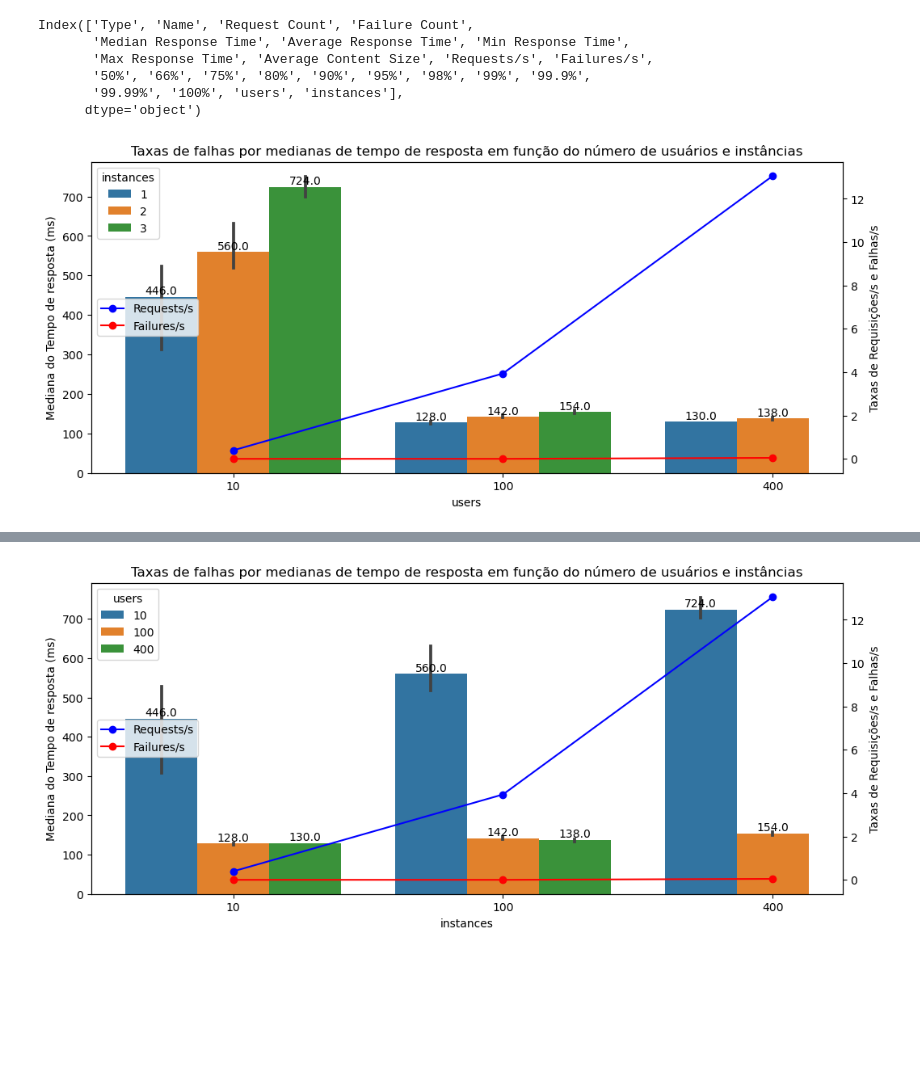
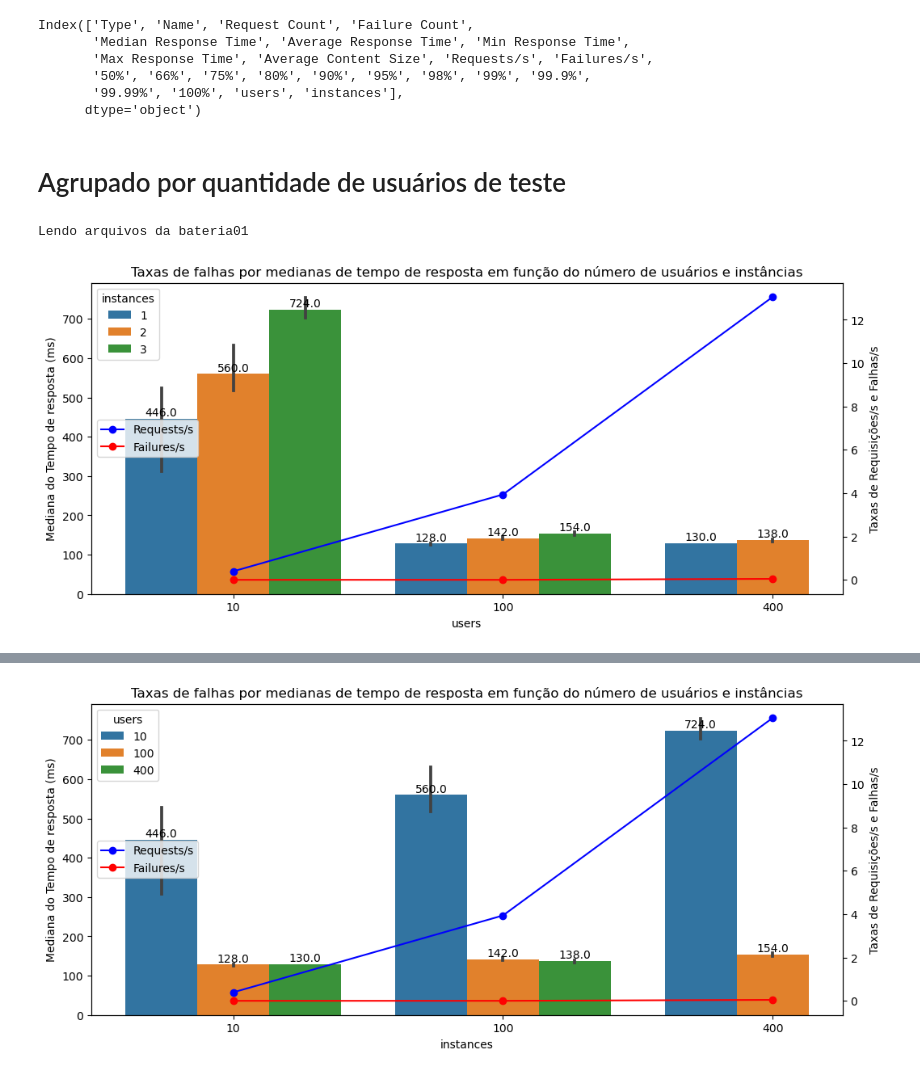
Before and after one commit to makaires77/sistdist, a Jupyter notebook: SitemasDistribuídos_LoadTest-Locust.ipynb, the cells around one changed output, grey strips where cells are left out. Saved outputs shown, nothing was run; the diff lists cells and outputs as text; code cells hidden in the pictures; blank space fills up the shorter version.

Commit message:
bateria02

```diff
--- a/SitemasDistribuídos_LoadTest-Locust.ipynb
+++ b/SitemasDistribuídos_LoadTest-Locust.ipynb
@@ -252,6 +252,19 @@ csv_files[0].split('_')
 # %%
 # file.split('_')[-2][0]
 # %%
+# !pip install seaborn
+from matplotlib.ticker import FuncFormatter
+from matplotlib.lines import Line2D
+import matplotlib.pyplot as plt
+import seaborn as sns
+import pandas as pd
+import numpy as np
+import glob
+
+# Obtém uma lista de todos os arquivos CSV na pasta atual
+# csv_files = glob.glob('teste_carga\output_u_*_stats.csv')
+csv_files = glob.glob('teste_carga\output_u_*_i_*stats.csv')
+
 # Cria um DataFrame vazio para armazenar todos os dados
 all_data = pd.DataFrame()
 
@@ -393,58 +406,5 @@ Index(['Type', 'Name', 'Request Count', 'Failure Count',
        '50%', '66%', '75%', '80%', '90%', '95%', '98%', '99%', '99.9%',
        '99.99%', '100%', 'users', 'instances'],
       dtype='object')
-# %%
-import seaborn as sns
-import matplotlib.pyplot as plt
-import numpy as np
-import pandas as pd
-
-# Suponha que 'all_data' é o seu DataFrame
-all_data['Requests/s'] = pd.to_numeric(all_data['Requests/s'], errors='coerce')
-all_data['Failures/s'] = pd.to_numeric(all_data['Failures/s'], errors='coerce')
-all_data['users'] = pd.to_numeric(all_data['users'], errors='coerce')
-
-fig, ax = plt.subplots(figsize=(12, 5))  # Definindo o tamanho da figura
-
-# Plotagem das barras agrupadas
-sns.barplot(data=all_data, x='users', y='Median Response Time', hue='instances', ax=ax)
-
-# Adicionar rótulos de dados
-for container in ax.containers:
-    for bar in container:
-        bar_height = bar.get_height()
-        if np.isfinite(bar_height):
-            ax.text(
-                bar.get_x() + bar.get_width() / 2,
-                bar_height,
-                round(bar_height, 2),
-                ha='center',
-                va='bottom'
-            )
-
-# Definir posições dos ticks e rótulos no eixo x
-x_positions = np.arange(len(all_data['users'].unique()))
-ax.set_xticks(x_positions)
-ax.set_xticklabels(all_data['users'].unique())
-# ax.set_ylabel('Median Response Time (ms)')
-ax.set_ylabel('Mediana do Tempo de resposta (ms)')
-
-# Agrupar os dados por 'users' e calcular as médias de 'Requests/s' e 'Failures/s'
-grouped_lines = all_data.groupby('users')[['Requests/s', 'Failures/s']].mean()
-
-# Plotagem das linhas no eixo secundário
-ax2 = ax.twinx()
-requests_line = ax2.plot(x_positions, grouped_lines['Requests/s'], color='blue', marker='o', label='Requests/s')
-failures_line = ax2.plot(x_positions, grouped_lines['Failures/s'], color='red', marker='o', label='Failures/s')
-
-# Configurar rótulos e legendas do eixo secundário
-# ax2.set_ylabel('Requests/s and Failures/s')
-ax2.set_ylabel('Taxas de Requisições/s e Falhas/s')
-lines = requests_line + failures_line
-labels = [line.get_label() for line in lines]
-ax2.legend(lines, labels, loc='center left')
-
-plt.title("Taxas de falhas por medianas de tempo de resposta em função do número de usuários e instâncias")
-plt.show()
-# %% [output]
-[figure, removed]
+# %% [markdown]
+# Agrupado por quantidade de usuários de teste
@@ -450,0 +498,5 @@ plt.show()
+# %%
+plot_loadtest('bateria01')
+# %% [output]
+Lendo arquivos da bateria01
+[figure, added]
```
Also changed, not shown: parts of 4 cells of this notebook, 40 other files.
